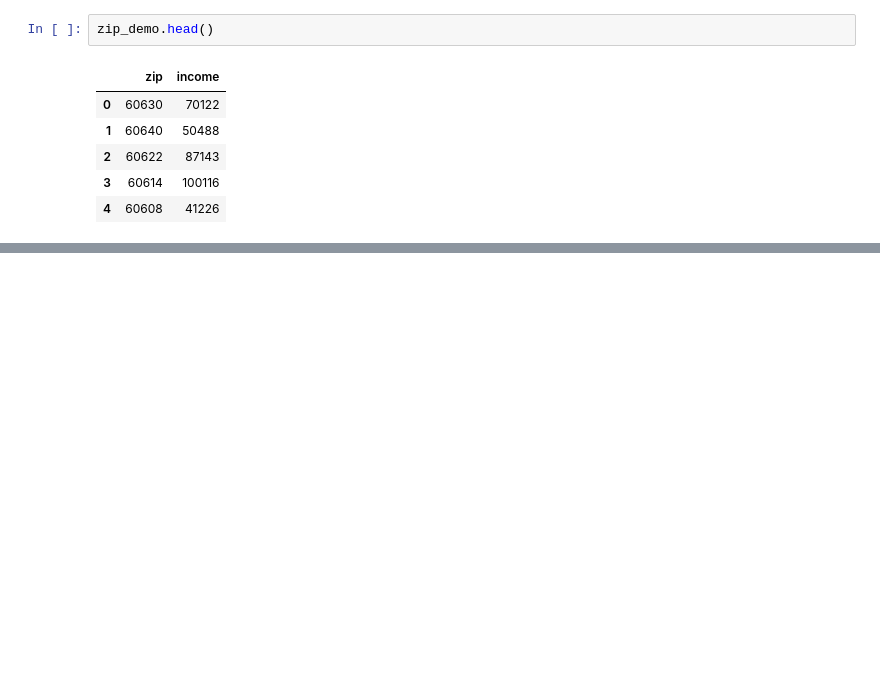
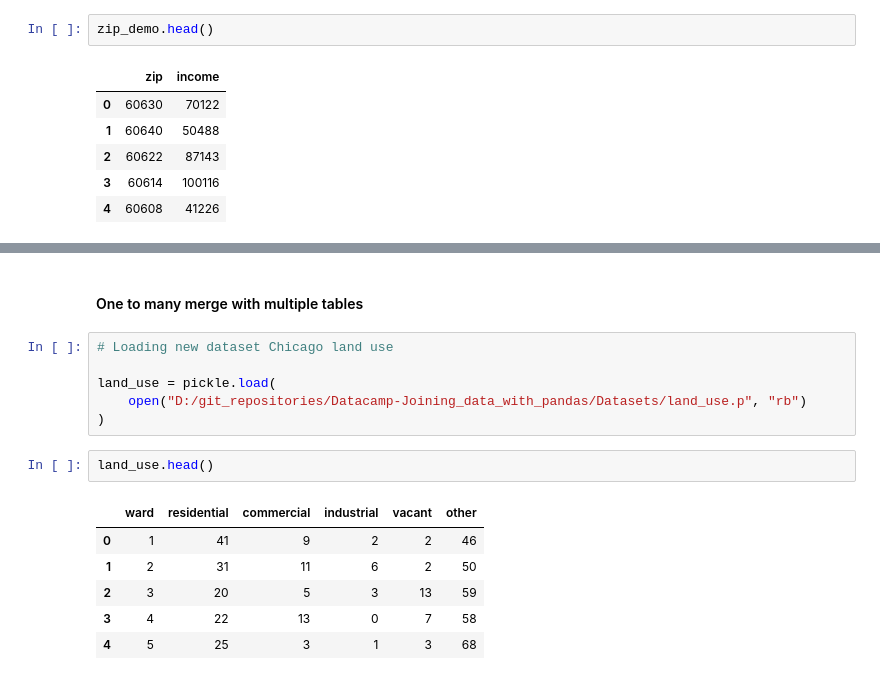
Before and after one commit to ishtiakrongon/Datacamp-Joining_data_with_pandas, a Jupyter notebook: data_merging_basics.ipynb, the cells around one changed output, grey strips where cells are left out. Cells and saved outputs as stored; diff of their text form; blank space fills up the shorter version.

```diff
--- a/data_merging_basics.ipynb
+++ b/data_merging_basics.ipynb
@@ -357,0 +382,17 @@ zip_demo.head()
+# %% [markdown]
+#### One to many merge with multiple tables
+# %%
+# Loading new dataset Chicago land use
+
+land_use = pickle.load(
+    open("D:/git_repositories/Datacamp-Joining_data_with_pandas/Datasets/land_use.p", "rb")
+)
+# %%
+land_use.head()
+# %% [output]
+|  | ward | residential | commercial | industrial | vacant | other |
+| 0 | 1 | 41 | 9 | 2 | 2 | 46 |
+| 1 | 2 | 31 | 11 | 6 | 2 | 50 |
+| 2 | 3 | 20 | 5 | 3 | 13 | 59 |
+| 3 | 4 | 22 | 13 | 0 | 7 | 58 |
+| 4 | 5 | 25 | 3 | 1 | 3 | 68 |
```
Also changed, not shown: parts of 14 cells of this notebook, 1 other file.
